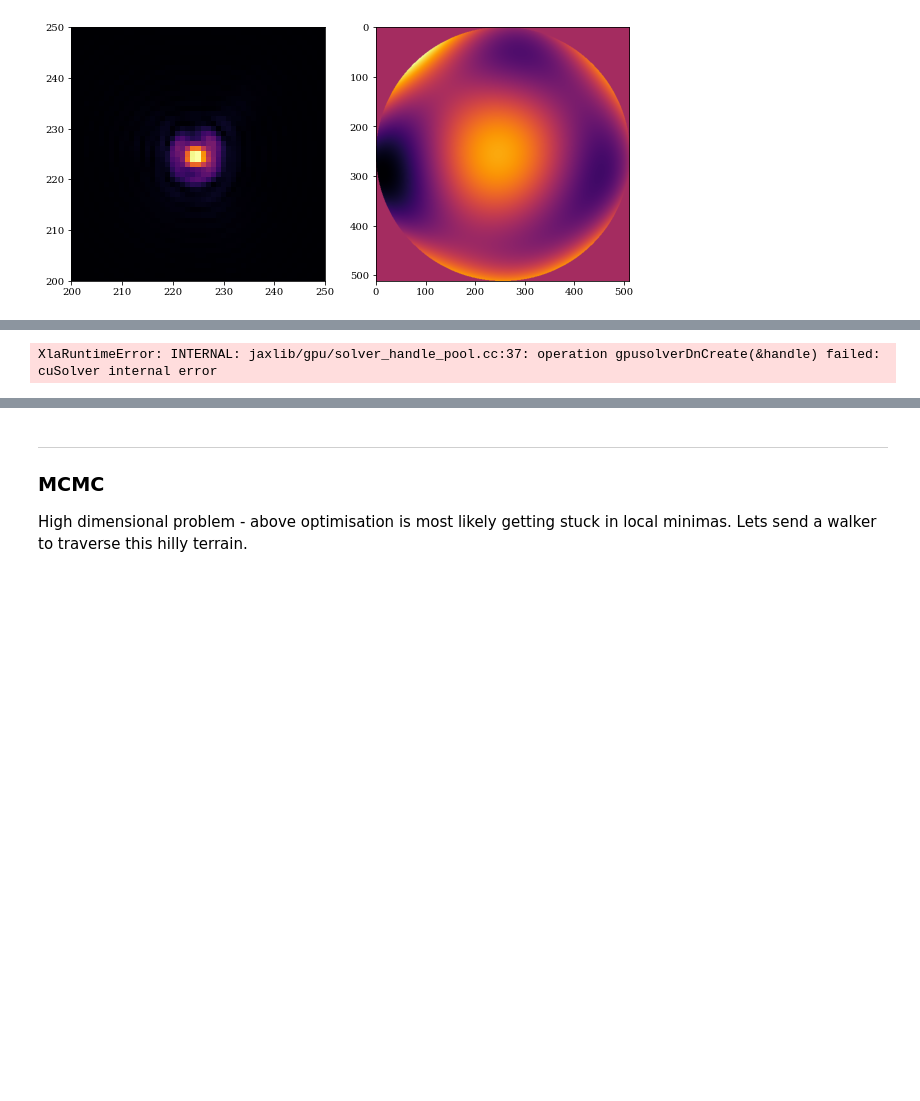
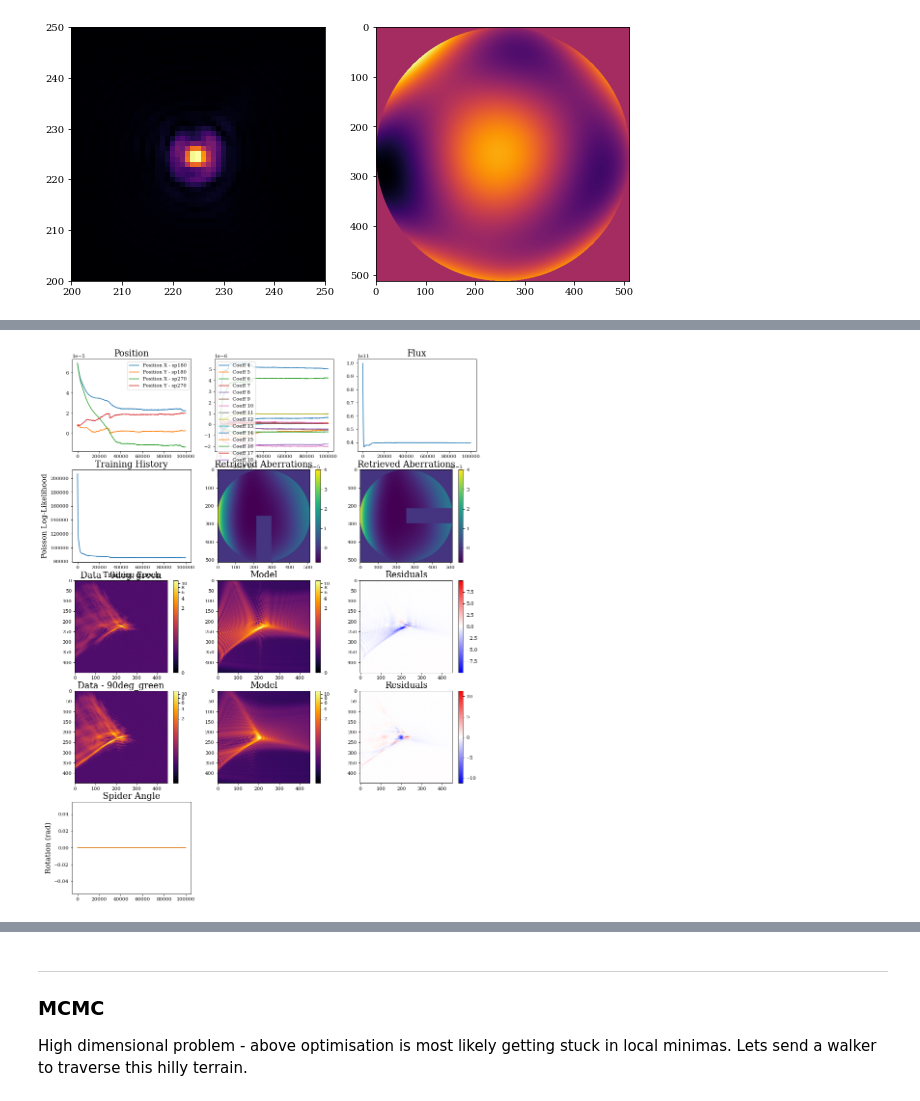
Before and after one commit to TolimanSpace/toliman_dp_design_testing, a Jupyter notebook: Gluing_Characterisation.ipynb, the cells around one changed output, grey strips where cells are left out. Saved outputs shown, nothing was run; the diff lists cells and outputs as text; code cells hidden in the pictures; blank space fills up the shorter version.

Commit message:
new glued retrieval results using different init point

```diff
--- a/Gluing_Characterisation.ipynb
+++ b/Gluing_Characterisation.ipynb
@@ -1278,14 +1278,22 @@ coeffs = np.zeros(zernike_indicies.shape)
 appen = np.zeros(shape=(coeffs.shape[0] - rand_coeffs.shape[0],))
 rand_coeffs = np.concatenate((rand_coeffs,appen))
 
-MCMC_coeffs = np.array([-4.4e-6,2.7e-6,5e-8,6.2e-7,
-                        -2e-7,
-                        2.9e-6,
-                        -1e-6,
-                        1.1e-7,2e-7,1e-6,-1.15e-6])
+# MCMC_coeffs = np.array([-4.4e-6,2.7e-6,5e-8,6.2e-7,
+#                         -2e-7,
+#                         2.9e-6,
+#                         -1e-6,
+#                         1.1e-7,2e-7,1e-6,-1.15e-6])
+
+MCMC_coeffs = jnp.array([2.60449813e-06, -1.81023558e-08,  5.06778245e-07, -9.91209267e-08
+ -1.84781652e-07,  3.82221300e-07,  5.06530171e-07,  4.31019515e-07,
+ -1.97688344e-08,  6.54935673e-08, -2.67233420e-07, -3.11114244e-08,
+  1.91040443e-07,  2.99272397e-08, -8.85079160e-08, -5.21272408e-08,
+ -4.68285208e-08, 0]) # from prev good fit
+
 # MCMC_coeffs = np.array([-3.87e-6,2.12e-6,-9.4e-7,7.3e-7,-2e-7,2.5e-6,-1.4e-6,2.1e-7,5.9e-8,1e-6,-1.15e-6])
-MCMC_source_pos = np.array([0.2999e-3, 0.117e-3])
-MCMC_flux = np.array([1.3e10])
+# MCMC_source_pos = np.array([0.2999e-3, 0.117e-3])
+MCMC_source_pos = np.array([6.938090375042938e-05, 8.428977938693244e-06])
+MCMC_flux = np.array([1e11])
 
 # 2 loops for 2 diff source colours
 for i in range(1):
@@ -1297,13 +1305,13 @@ for i in range(1):
     instrument_sp180 = dl.Telescope(optics_sp180, ('source', source))
     instrument_sp270 = dl.Telescope(optics_sp270, ('source', source))
 
-    # # start from different aberration point
-    # instrument_sp180 = instrument_sp180.set("aperture.coefficients", MCMC_coeffs)
-    # instrument_sp270 = instrument_sp270.set("aperture.coefficients", MCMC_coeffs)
-    # instrument_sp180 = instrument_sp180.set("source.position", MCMC_source_pos)
-    # instrument_sp270 = instrument_sp270.set("source.position", MCMC_source_pos)
-    # instrument_sp180 = instrument_sp180.set("source.flux", MCMC_flux)
-    # instrument_sp270 = instrument_sp270.set("source.flux", MCMC_flux)
+    # start from different aberration point
+    instrument_sp180 = instrument_sp180.set("aperture.coefficients", MCMC_coeffs)
+    instrument_sp270 = instrument_sp270.set("aperture.coefficients", MCMC_coeffs)
+    instrument_sp180 = instrument_sp180.set("source.position", MCMC_source_pos)
+    instrument_sp270 = instrument_sp270.set("source.position", MCMC_source_pos)
+    instrument_sp180 = instrument_sp180.set("source.flux", MCMC_flux)
+    instrument_sp270 = instrument_sp270.set("source.flux", MCMC_flux)
 
     sim_psfs = [instrument_sp180.model(), instrument_sp270.model()]
     norm_psfs = [PowerNorm(0.2, vmax=sim_psf.max(), vmin=sim_psf.min()) for sim_psf in sim_psfs]
@@ -1394,19 +1402,19 @@ for i in range(1):
         progress_bar.set_postfix({'Loss (combined)': net_loss})
 
     ###------------------------------ Correlation Matrix ---------------------------###
-    corr_matrices = []
-    for k in range(len(configs)):
-        cov = zdx.self_covariance_matrix(pytree=configs[k],
-                                         parameters=['source.flux', 'source.position', 'aperture.coefficients'],
-                                         loglike_fn=zdx.bayes.poiss_loglike,
-                                         )
-        sqrt_cov = cov**0.5 # for stdevs
-        corr = np.zeros(shape=cov.shape)
-        for i in range(cov.shape[0]):
-            for j in range(cov.shape[0]):
-                corr[i,j] = cov[i,j]/(sqrt_cov[i,i]*sqrt_cov[j,j])
+    # corr_matrices = []
+    # for k in range(len(configs)):
+    #     cov = zdx.self_covariance_matrix(pytree=configs[k],
+    #                                      parameters=['source.flux', 'source.position', 'aperture.coefficients'],
+    #                                      loglike_fn=zdx.bayes.poiss_loglike,
+    #                                      )
+    #     sqrt_cov = cov**0.5 # for stdevs
+    #     corr = np.zeros(shape=cov.shape)
+    #     for i in range(cov.shape[0]):
+    #         for j in range(cov.shape[0]):
+    #             corr[i,j] = cov[i,j]/(sqrt_cov[i,i]*sqrt_cov[j,j])
 
-        corr_matrices.append(corr)
+    #     corr_matrices.append(corr)
 
     ###---------------------------------- Plotting ---------------------------------###
     plt.figure(figsize=(15,20))
@@ -1485,15 +1493,16 @@ for i in range(1):
     final_spider_angle.append(spider_angles_arr[-1,1])
     plt.title("Spider Angle")
     plt.ylabel("Rotation (rad)")
+
     it += 1
 
-    for k in range(len(configs)):
-        plt.subplot(5,3,it)
-        plt.imshow(corr_matrices[k], cmap='PiYG')#, vmin=-1, vmax=1)'
-        plt.colorbar(label='Correlation')
-        plt.title("Corr, model "+str(k))
+    # for k in range(len(configs)):
+    #     plt.subplot(5,3,it)
+    #     plt.imshow(corr_matrices[k], cmap='PiYG')#, vmin=-1, vmax=1)'
+    #     plt.colorbar(label='Correlation')
+    #     plt.title("Corr, model "+str(k))
 
-        it+=1
+    #     it+=1
 
 
     glued_coeffs.append(configs[0].aperture.coefficients) # identical coeffs for both configs
@@ -1503,4 +1511,4 @@ E0118 11:52:49.496144 1475225 pjrt_stream_executor_client.cc:3086] Execution of
-XlaRuntimeError: INTERNAL: jaxlib/gpu/solver_handle_pool.cc:37: operation gpusolverDnCreate(&handle) failed: cuSolver internal error
+[figure, added]
 # %%
 # corr_matrices = []
 # for k in range(len(configs)):
```
Also changed, not shown: parts of 6 cells of this notebook.
